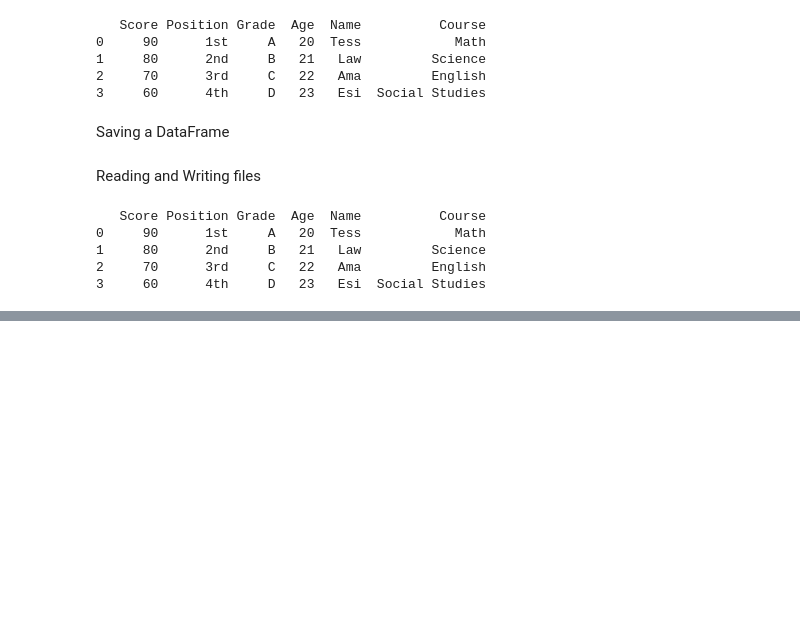
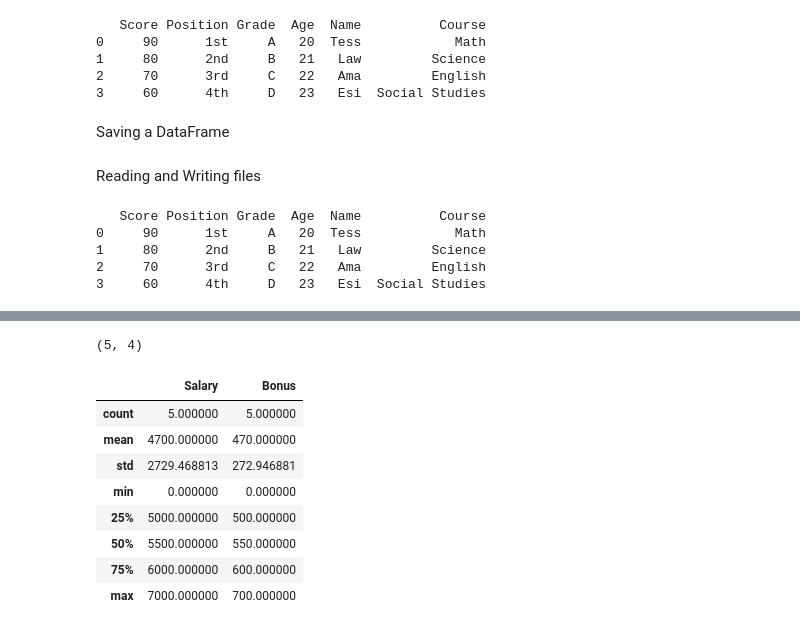
Before and after one commit to llawlaw23/Python_101, a Jupyter notebook: Python.ipynb, the cells around one changed output, grey strips where cells are left out. Saved outputs shown, nothing was run; the diff lists cells and outputs as text; code cells hidden in the pictures; blank space fills up the shorter version.

```diff
--- a/Python.ipynb
+++ b/Python.ipynb
@@ -1438,0 +1517,16 @@ print(la)
+# %%
+df.shape
+# %% [output]
+(5, 4)
+# %%
+df.describe()
+# %% [output]
+|  | Salary | Bonus |
+| count | 5.000000 | 5.000000 |
+| mean | 4700.000000 | 470.000000 |
+| std | 2729.468813 | 272.946881 |
+| min | 0.000000 | 0.000000 |
+| 25% | 5000.000000 | 500.000000 |
+| 50% | 5500.000000 | 550.000000 |
+| 75% | 6000.000000 | 600.000000 |
+| max | 7000.000000 | 700.000000 |
```
Also changed, not shown: parts of 30 cells of this notebook.
